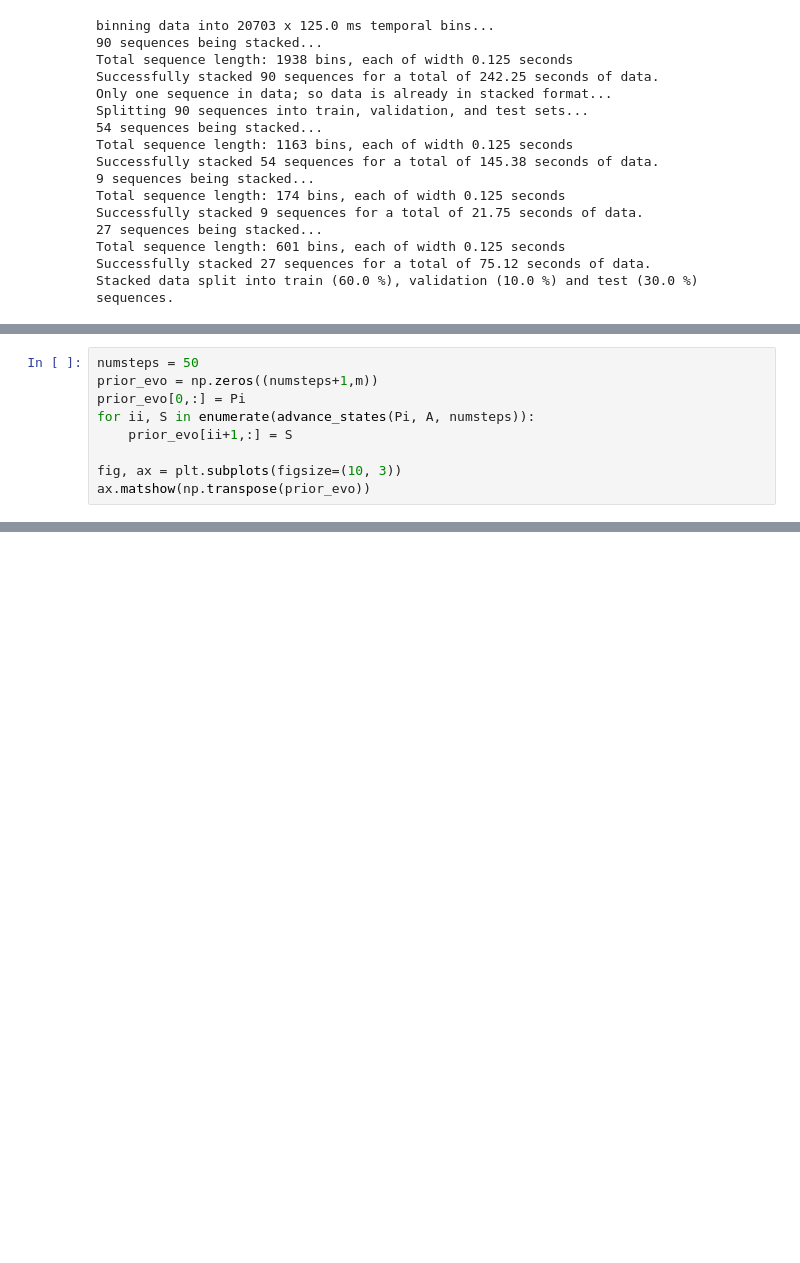
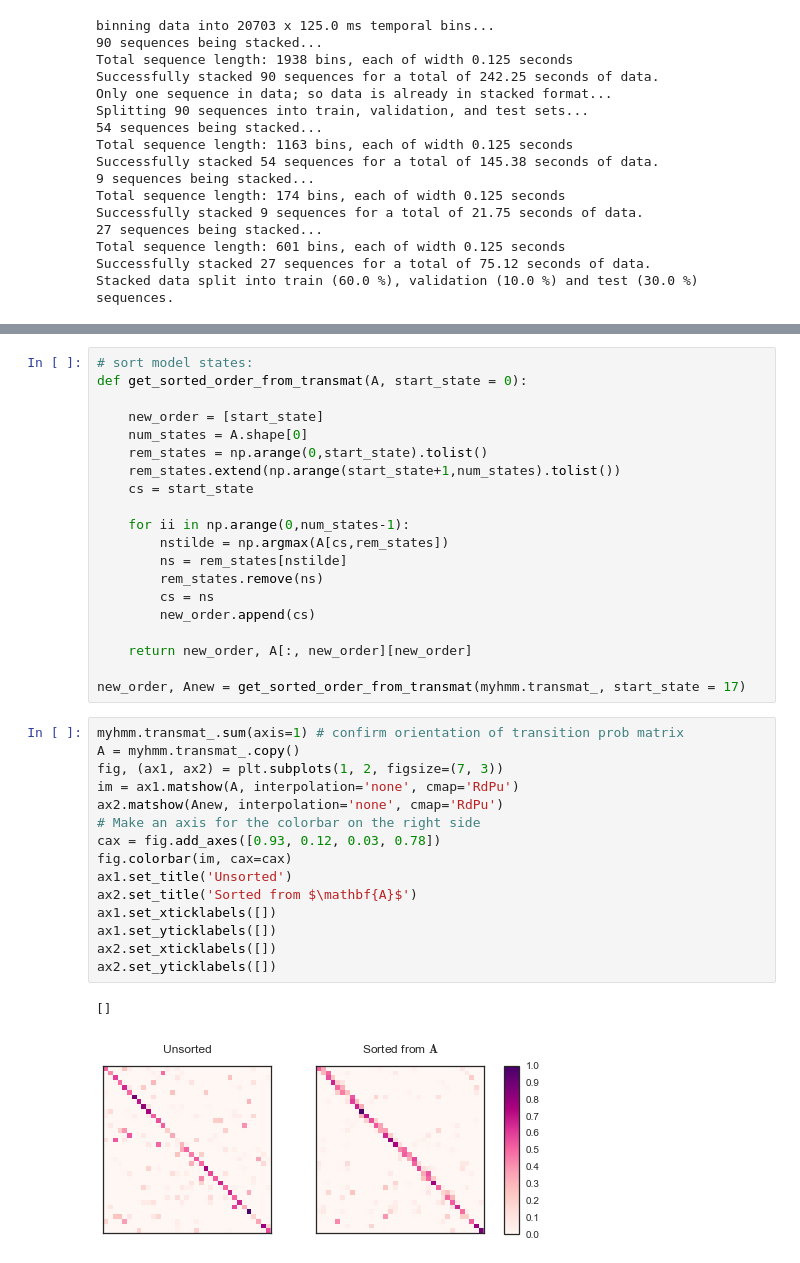
Before and after one commit to kemerelab/NeuroHMM, a Jupyter notebook: StateOrdering.ipynb, the cells around one changed output, grey strips where cells are left out. Drawn from its saved outputs; the diff is of its cells as text; blank space fills up the shorter version.

Commit message:
finished StateOrdering

```diff
--- a/StateOrdering.ipynb
+++ b/StateOrdering.ipynb
@@ -184,9 +111,0 @@ def advance_states(St,A,n):
-# %%
-numsteps = 50
-prior_evo = np.zeros((numsteps+1,m))
-prior_evo[0,:] = Pi
-for ii, S in enumerate(advance_states(Pi, A, numsteps)):
-    prior_evo[ii+1,:] = S
-
-fig, ax = plt.subplots(figsize=(10, 3))
-ax.matshow(np.transpose(prior_evo))
@@ -488,0 +117,38 @@ Finally, what then, is my final sequence score? I still have both sequential and
+# %%
+# sort model states:
+def get_sorted_order_from_transmat(A, start_state = 0):
+
+    new_order = [start_state]
+    num_states = A.shape[0]
+    rem_states = np.arange(0,start_state).tolist()
+    rem_states.extend(np.arange(start_state+1,num_states).tolist())
+    cs = start_state
+
+    for ii in np.arange(0,num_states-1):
+        nstilde = np.argmax(A[cs,rem_states])
+        ns = rem_states[nstilde]
+        rem_states.remove(ns)
+        cs = ns
+        new_order.append(cs)
+
+    return new_order, A[:, new_order][new_order]
+
+new_order, Anew = get_sorted_order_from_transmat(myhmm.transmat_, start_state = 17)
+# %%
+myhmm.transmat_.sum(axis=1) # confirm orientation of transition prob matrix
+A = myhmm.transmat_.copy()
+fig, (ax1, ax2) = plt.subplots(1, 2, figsize=(7, 3))
+im = ax1.matshow(A, interpolation='none', cmap='RdPu')
+ax2.matshow(Anew, interpolation='none', cmap='RdPu')
+# Make an axis for the colorbar on the right side
+cax = fig.add_axes([0.93, 0.12, 0.03, 0.78])
+fig.colorbar(im, cax=cax)
+ax1.set_title('Unsorted')
+ax2.set_title('Sorted from $\mathbf{A}$')
+ax1.set_xticklabels([])
+ax1.set_yticklabels([])
+ax2.set_xticklabels([])
+ax2.set_yticklabels([])
+# %% [output]
+[]
+[figure, added]
```
Also changed, not shown: parts of 83 cells of this notebook, 3 other files.
